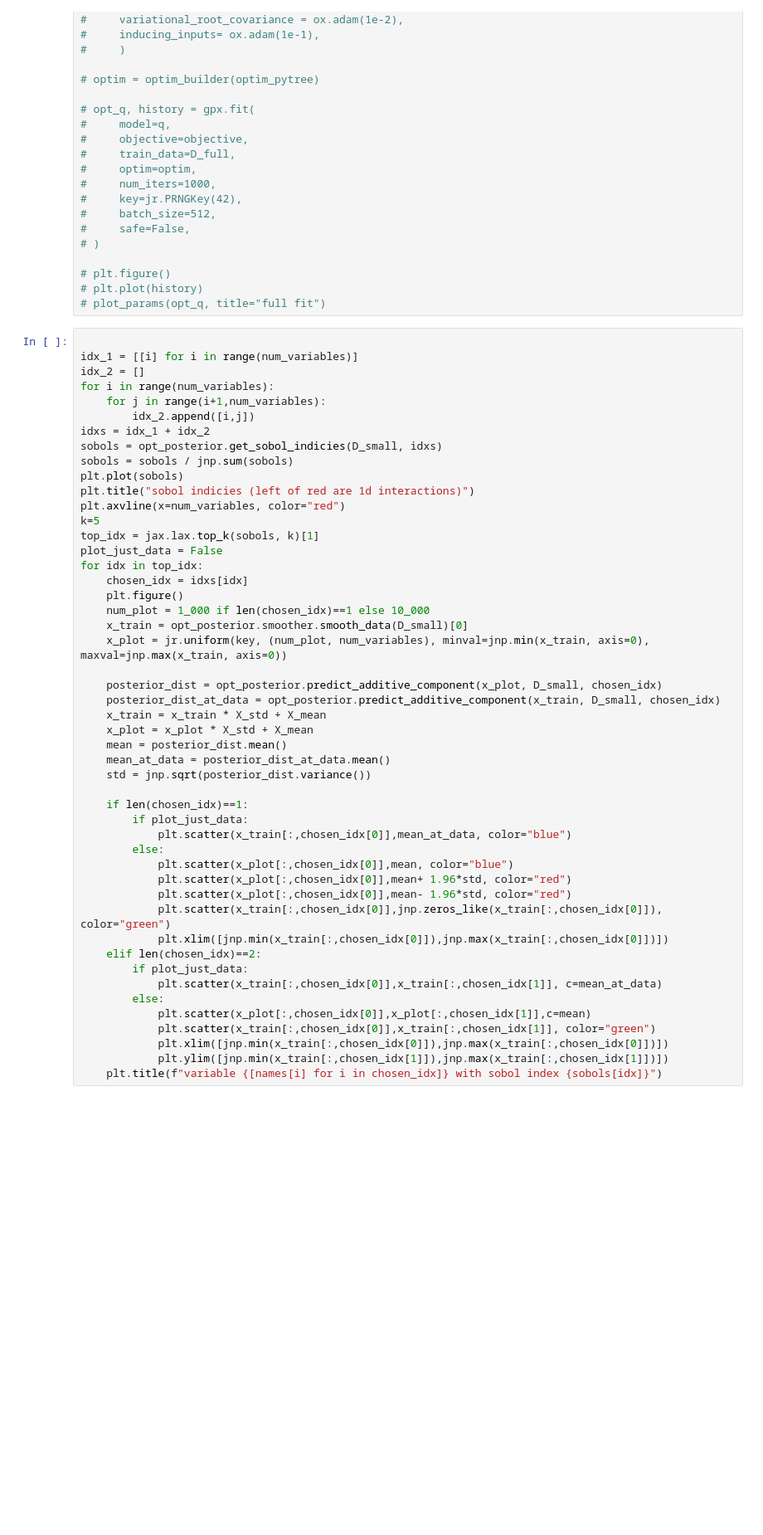
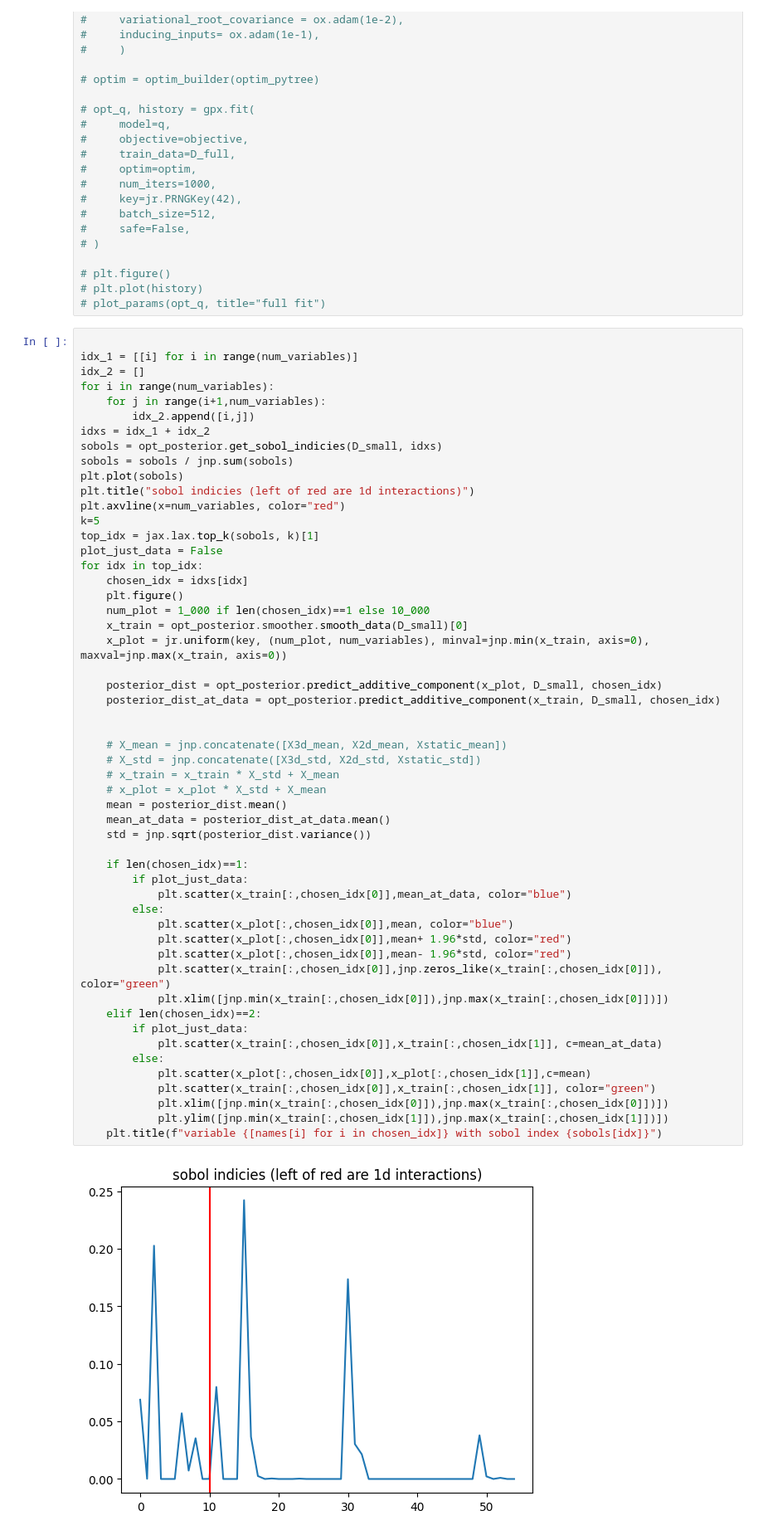
Before and after one commit to JaxGaussianProcesses/GPJax, a Jupyter notebook: Play.ipynb, the cells around one changed output. Shown at 83% size. Drawn from its saved outputs; the diff is of its cells as text; blank space fills up the shorter version.

```diff
--- a/Play.ipynb
+++ b/Play.ipynb
@@ -359,32 +376,38 @@ for idx in top_idx:
     chosen_idx = idxs[idx]
     plt.figure()
     num_plot = 1_000 if len(chosen_idx)==1 else 10_000
     x_train = opt_posterior.smoother.smooth_data(D_small)[0]
     x_plot = jr.uniform(key, (num_plot, num_variables), minval=jnp.min(x_train, axis=0), maxval=jnp.max(x_train, axis=0))
 
     posterior_dist = opt_posterior.predict_additive_component(x_plot, D_small, chosen_idx)
     posterior_dist_at_data = opt_posterior.predict_additive_component(x_train, D_small, chosen_idx)
-    x_train = x_train * X_std + X_mean
-    x_plot = x_plot * X_std + X_mean
+
+
+    # X_mean = jnp.concatenate([X3d_mean, X2d_mean, Xstatic_mean])
+    # X_std = jnp.concatenate([X3d_std, X2d_std, Xstatic_std])
+    # x_train = x_train * X_std + X_mean
+    # x_plot = x_plot * X_std + X_mean
     mean = posterior_dist.mean()
     mean_at_data = posterior_dist_at_data.mean()
     std = jnp.sqrt(posterior_dist.variance())
 
     if len(chosen_idx)==1:
         if plot_just_data:
             plt.scatter(x_train[:,chosen_idx[0]],mean_at_data, color="blue")
         else:
             plt.scatter(x_plot[:,chosen_idx[0]],mean, color="blue")
             plt.scatter(x_plot[:,chosen_idx[0]],mean+ 1.96*std, color="red")
             plt.scatter(x_plot[:,chosen_idx[0]],mean- 1.96*std, color="red")
             plt.scatter(x_train[:,chosen_idx[0]],jnp.zeros_like(x_train[:,chosen_idx[0]]), color="green")
             plt.xlim([jnp.min(x_train[:,chosen_idx[0]]),jnp.max(x_train[:,chosen_idx[0]])])
     elif len(chosen_idx)==2:
         if plot_just_data:
             plt.scatter(x_train[:,chosen_idx[0]],x_train[:,chosen_idx[1]], c=mean_at_data)
         else:
             plt.scatter(x_plot[:,chosen_idx[0]],x_plot[:,chosen_idx[1]],c=mean)
             plt.scatter(x_train[:,chosen_idx[0]],x_train[:,chosen_idx[1]], color="green")
             plt.xlim([jnp.min(x_train[:,chosen_idx[0]]),jnp.max(x_train[:,chosen_idx[0]])])
             plt.ylim([jnp.min(x_train[:,chosen_idx[1]]),jnp.max(x_train[:,chosen_idx[1]])])
     plt.title(f"variable {[names[i] for i in chosen_idx]} with sobol index {sobols[idx]}")
+# %% [output]
+[figure, added]
```
Also changed, not shown: parts of 3 cells of this notebook, 2 other files.
